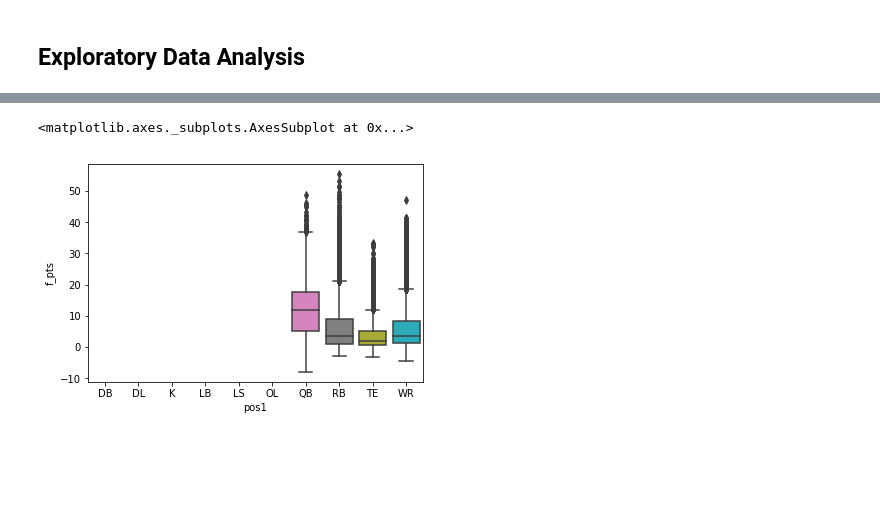
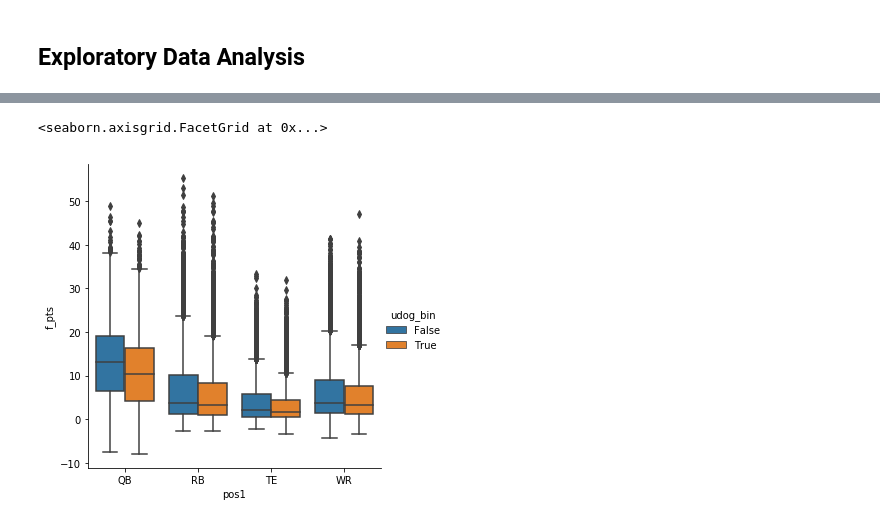
Before and after one commit to jchristo12/fantasy_football, a Jupyter notebook: analysis/feature_analysis.ipynb, the cells around one changed output, grey strips where cells are left out. Cells and saved outputs as stored; diff of their text form; code cells hidden in the pictures; blank space fills up the shorter version.

```diff
--- a/analysis/feature_analysis.ipynb
+++ b/analysis/feature_analysis.ipynb
@@ -417,0 +417,5 @@ df_eda = df_eda[df_eda['f_pts'].notna()]
+# %%
+#filter out positions that aren't primary offense positions
+df_eda = full_df[full_df['pos1'].isin(pos_of_interest)]
+#remove unused categories
+df_eda['pos1'] = df_eda['pos1'].cat.remove_unused_categories()
@@ -417,0 +457,5 @@ df_eda = df_eda[df_eda['f_pts'].notna()]
+# %%
+#create new column of binary underdog
+df_eda['udog_bin'] = df_eda['team'].eq(df_eda['udog'])
+#convert to category
+df_eda['udog_bin'] = df_eda['udog_bin'].astype('category')
@@ -418,5 +473,5 @@ df_eda = df_eda[df_eda['f_pts'].notna()]
 # %%
-sb.boxplot(x='pos1', y='f_pts', data=df_eda)
+sb.catplot(x='pos1', y='f_pts', hue='udog_bin', kind='box', data=df_eda)
 # %% [output]
-<matplotlib.axes._subplots.AxesSubplot at 0x...>
+<seaborn.axisgrid.FacetGrid at 0x...>
-[figure, old version]
+[figure, new version]
```
Also changed, not shown: parts of 21 cells of this notebook.
